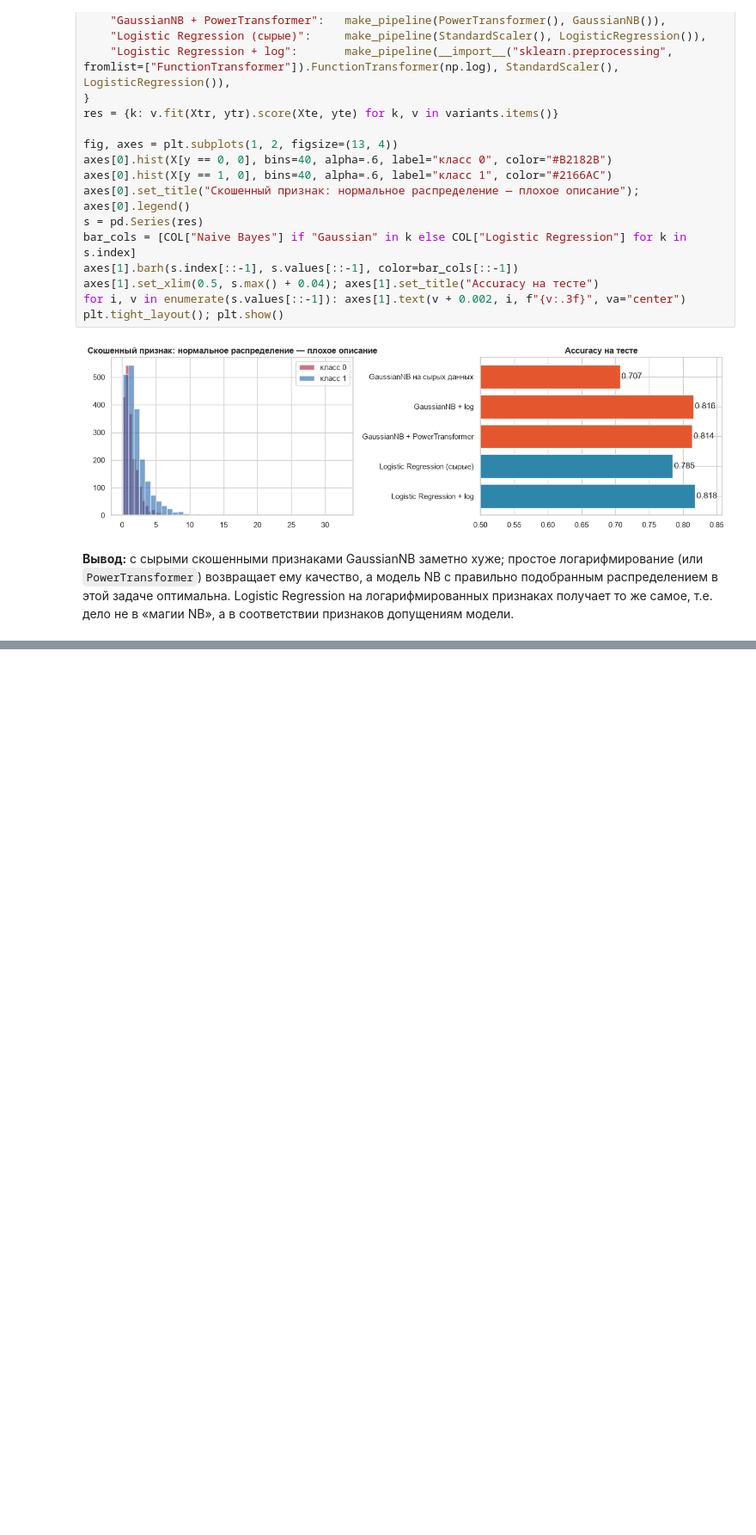
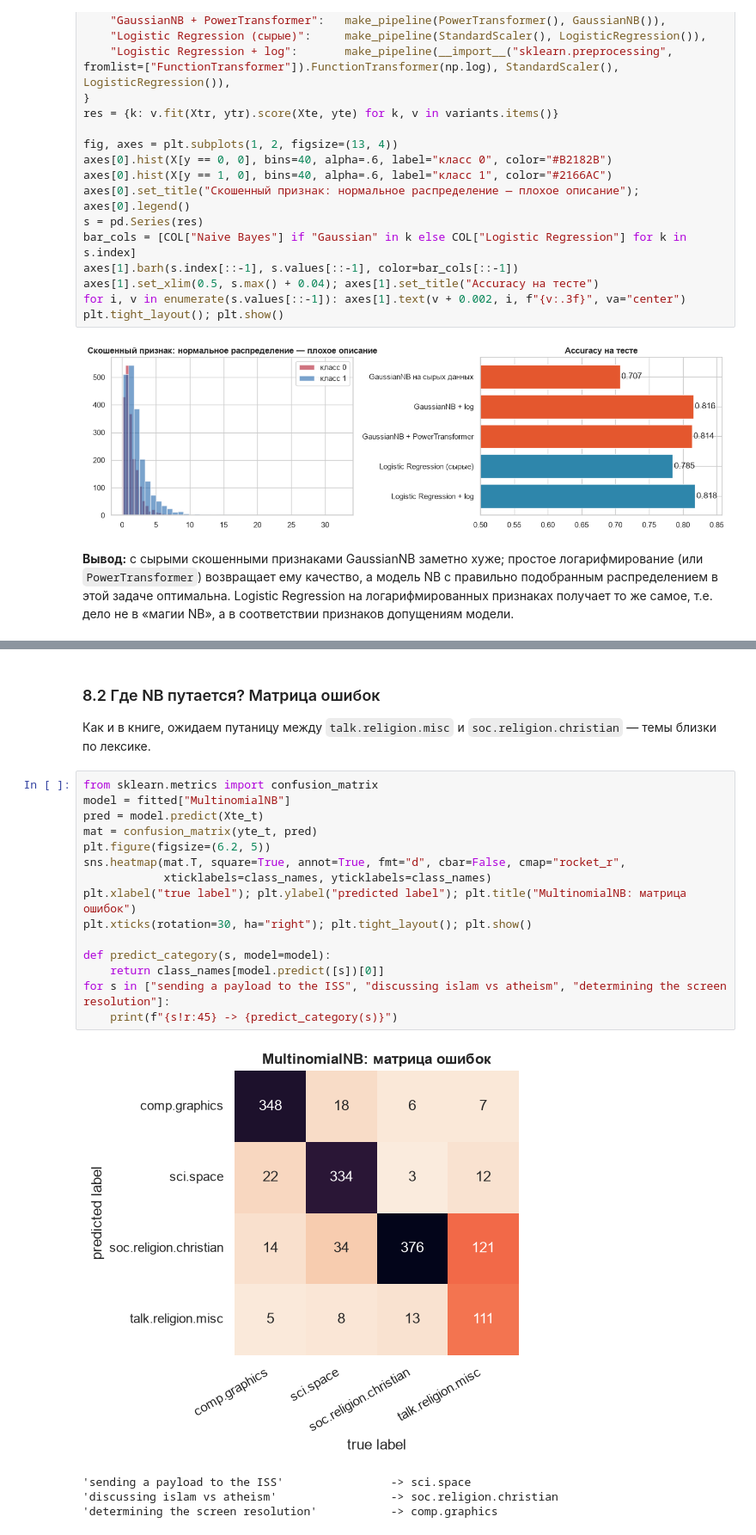
Before and after one commit to BinGoJr/Naive-Bayes, a Jupyter notebook: NaiveBayes.ipynb, the cells around one changed output, grey strips where cells are left out. Shown at 86% size. Cells and saved outputs as stored; diff of their text form; blank space fills up the shorter version.

```diff
--- a/NaiveBayes.ipynb
+++ b/NaiveBayes.ipynb
@@ -482,0 +562,23 @@ plt.tight_layout(); plt.show()
+# %% [markdown]
+### 8.2 Где NB путается? Матрица ошибок
+Как и в книге, ожидаем путаницу между `talk.religion.misc` и `soc.religion.christian` — темы близки по лексике.
+# %%
+from sklearn.metrics import confusion_matrix
+model = fitted["MultinomialNB"]
+pred = model.predict(Xte_t)
+mat = confusion_matrix(yte_t, pred)
+plt.figure(figsize=(6.2, 5))
+sns.heatmap(mat.T, square=True, annot=True, fmt="d", cbar=False, cmap="rocket_r",
+            xticklabels=class_names, yticklabels=class_names)
+plt.xlabel("true label"); plt.ylabel("predicted label"); plt.title("MultinomialNB: матрица ошибок")
+plt.xticks(rotation=30, ha="right"); plt.tight_layout(); plt.show()
+
+def predict_category(s, model=model):
+    return class_names[model.predict([s])[0]]
+for s in ["sending a payload to the ISS", "discussing islam vs atheism", "determining the screen resolution"]:
+    print(f"{s!r:45} -> {predict_category(s)}")
+# %% [output]
+[figure, added]
+'sending a payload to the ISS'                -> sci.space
+'discussing islam vs atheism'                 -> soc.religion.christian
+'determining the screen resolution'           -> comp.graphics
```
Also changed, not shown: parts of 15 cells of this notebook.
